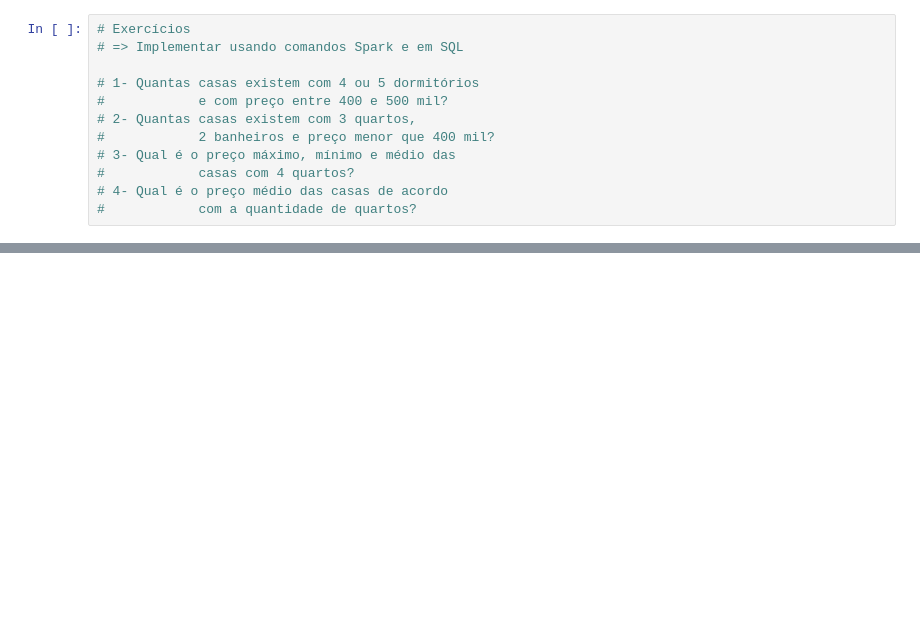
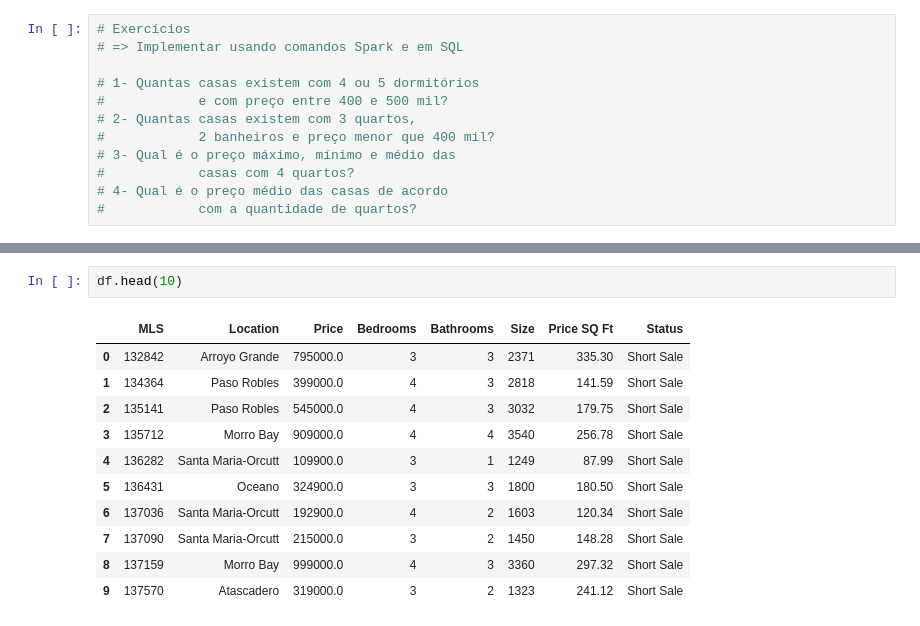
Before and after one commit to jpbarddal/jpbarddal.github.io, a Jupyter notebook: assets/data/bigdata/dttd/dttd_spark_26_abril_2023.ipynb, the cells around one changed output, grey strips where cells are left out. Cells and saved outputs as stored; diff of their text form; blank space fills up the shorter version.

```diff
--- a/assets/data/bigdata/dttd/dttd_spark_26_abril_2023.ipynb
+++ b/assets/data/bigdata/dttd/dttd_spark_26_abril_2023.ipynb
@@ -441,0 +546,14 @@ spark.sql(query).show(10)
+# %%
+df.head(10)
+# %% [output]
+|  | MLS | Location | Price | Bedrooms | Bathrooms | Size | Price SQ Ft | Status |
+| 0 | 132842 | Arroyo Grande | 795000.0 | 3 | 3 | 2371 | 335.30 | Short Sale |
+| 1 | 134364 | Paso Robles | 399000.0 | 4 | 3 | 2818 | 141.59 | Short Sale |
+| 2 | 135141 | Paso Robles | 545000.0 | 4 | 3 | 3032 | 179.75 | Short Sale |
+| 3 | 135712 | Morro Bay | 909000.0 | 4 | 4 | 3540 | 256.78 | Short Sale |
+| 4 | 136282 | Santa Maria-Orcutt | 109900.0 | 3 | 1 | 1249 | 87.99 | Short Sale |
+| 5 | 136431 | Oceano | 324900.0 | 3 | 3 | 1800 | 180.50 | Short Sale |
+| 6 | 137036 | Santa Maria-Orcutt | 192900.0 | 4 | 2 | 1603 | 120.34 | Short Sale |
+| 7 | 137090 | Santa Maria-Orcutt | 215000.0 | 3 | 2 | 1450 | 148.28 | Short Sale |
+| 8 | 137159 | Morro Bay | 999000.0 | 4 | 3 | 3360 | 297.32 | Short Sale |
+| 9 | 137570 | Atascadero | 319000.0 | 3 | 2 | 1323 | 241.12 | Short Sale |
```
Also changed, not shown: parts of 25 cells of this notebook, 2 other files.
